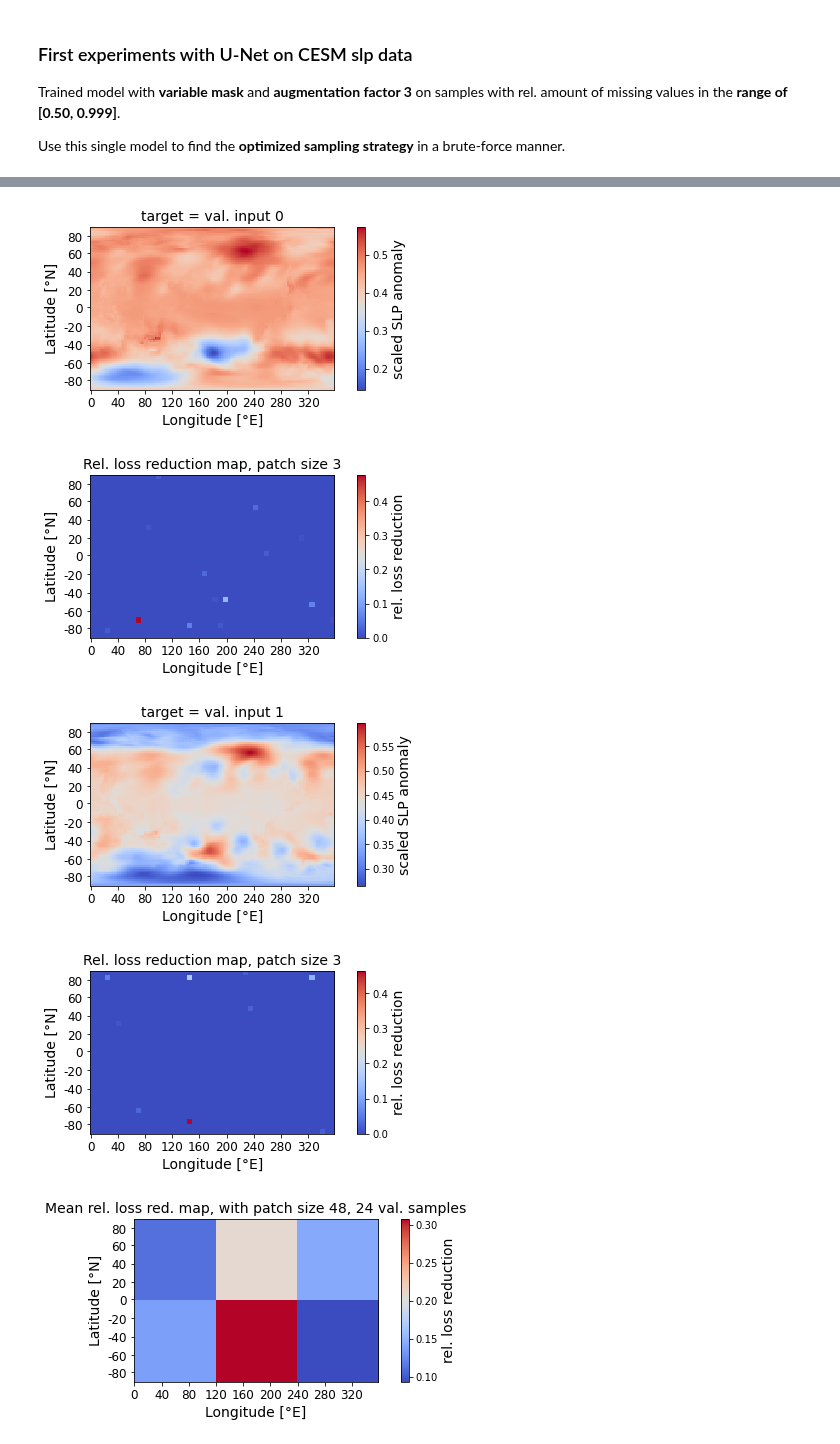
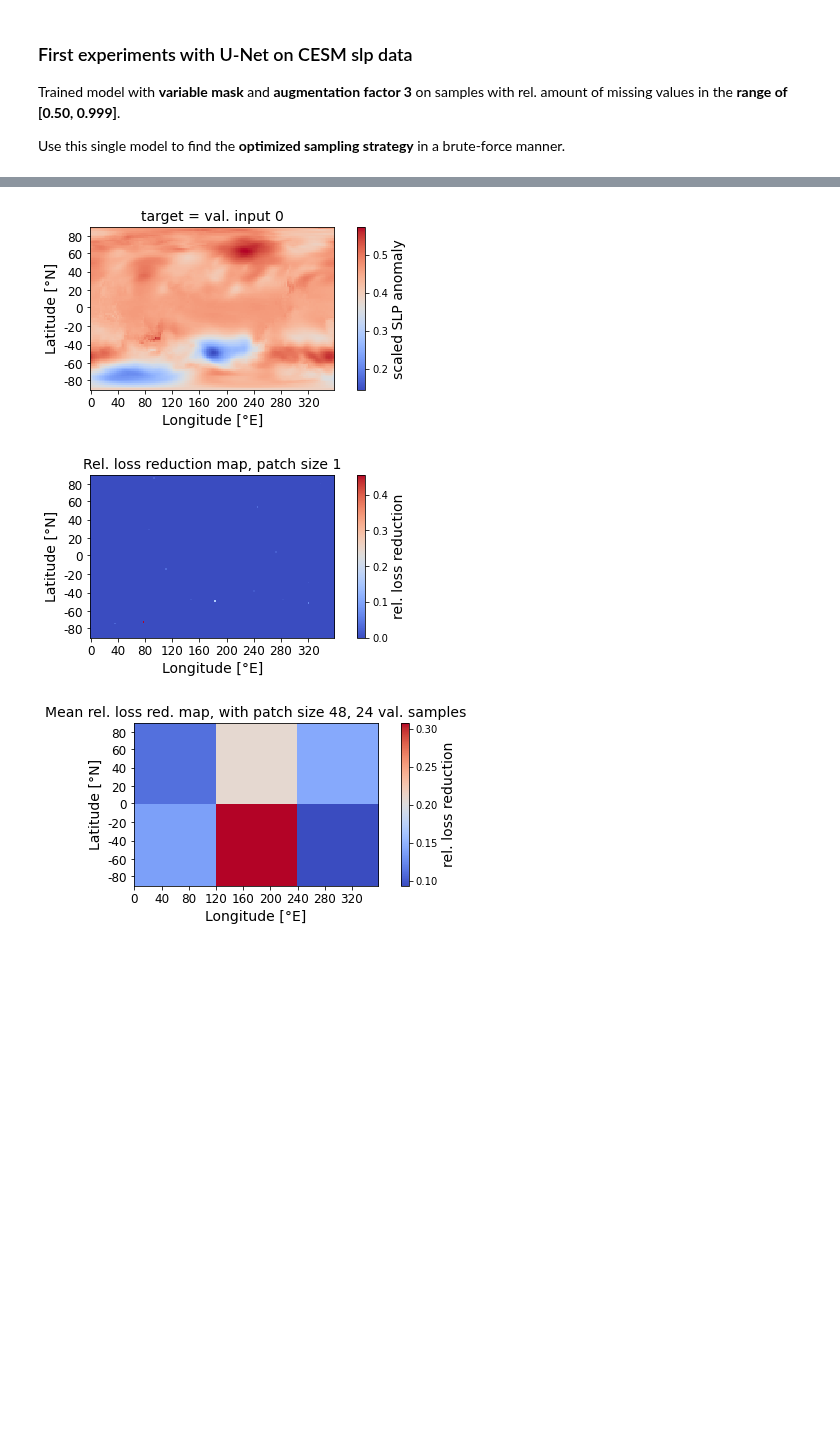
Before and after one commit to MarcoLandtHayen/reconstruct_missing_data, a Jupyter notebook: notebooks/03a_unet_4conv_slp_CESM_relevance_maps.ipynb, the cells around one changed output, grey strips where cells are left out. Saved outputs shown, nothing was run; the diff lists cells and outputs as text; code cells hidden in the pictures; blank space fills up the shorter version.

```diff
--- a/notebooks/01_Postprocessing_unet_4conv_slp_CESM_relevance_maps.ipynb
+++ b/notebooks/03a_unet_4conv_slp_CESM_relevance_maps.ipynb
@@ -45,7 +45,7 @@ mask_type = 'variable'
 missing_type = 'range_50_999'
 augmentation_factor = 3
 run = '_final'
-exp_name = '/relevance_exp_9'
+exp_name = '/relevance_exp_12'
 
 # Get path to stored results:
 path_to_stored_results = Path('GitGeomar/marco-landt-hayen/reconstruct_missing_data/results/'+model_config+'_'+feature_short+'_'+source+'_'
@@ -355,40 +355,38 @@ acc_rel_loss_reductions = np.load(path_to_stored_results / "acc_rel_loss_reducti
 number_of_samples = n_samples
 
 # Specify number of samples to plot:
-plot_samples = 2
+plot_samples = 1
 
 # Loop over samples:
 for n in range(plot_samples):
 
     ## Plot target:
     fig, ax = plt.subplots(figsize=(8, 3))
     im = plt.imshow(val_input[n], cmap="coolwarm", interpolation='nearest')#, vmax=0.00022)
     cbar = plt.colorbar(im)
     cbar.set_label("scaled SLP anomaly", fontsize=14)
     plt.title('target = val. input '+str(n), fontsize=14)
     plt.xlabel('Longitude [°E]', fontsize=14)
     plt.ylabel('Latitude [°N]', fontsize=14)
     plt.xticks(np.arange(0, 144, step=16), [0, 40, 80, 120, 160, 200, 240, 280, 320], fontsize=12)
     plt.yticks([5, 15, 26, 37, 47, 58, 69, 80, 90], [80, 60, 40, 20, 0, -20, -40, -60, -80], fontsize=12)
     plt.show()
 
 
     # Plot rel. loss reduction map for current sample and patch sizes as heatmap:
     fig, ax = plt.subplots(figsize=(8, 3))
     im = plt.imshow(rel_loss_reduction_maps[n,:,:], cmap="coolwarm", interpolation='nearest')#, vmax=0.00022)
     cbar = plt.colorbar(im)
     cbar.set_label('rel. loss reduction', fontsize=14)
     plt.title('Rel. loss reduction map, patch size '+str(patch_size), fontsize=14)
     plt.xlabel('Longitude [°E]', fontsize=14)
     plt.ylabel('Latitude [°N]', fontsize=14)
     plt.xticks(np.arange(0, 144, step=16), [0, 40, 80, 120, 160, 200, 240, 280, 320], fontsize=12)
     plt.yticks([5, 15, 26, 37, 47, 58, 69, 80, 90], [80, 60, 40, 20, 0, -20, -40, -60, -80], fontsize=12)
     plt.show()
 # %% [output]
 [figure]
-[figure, old version]
+[figure, new version]
-[figure, removed]
-[figure, removed]
 # %%
 # Compute mean of rel. loss reduction maps, over desired number of considered validation samples:
 mean_rel_loss_reduction_map = np.mean(rel_loss_reduction_maps[:number_of_samples],axis=0)
```
Also changed, not shown: parts of 19 cells of this notebook, 9 other files.
